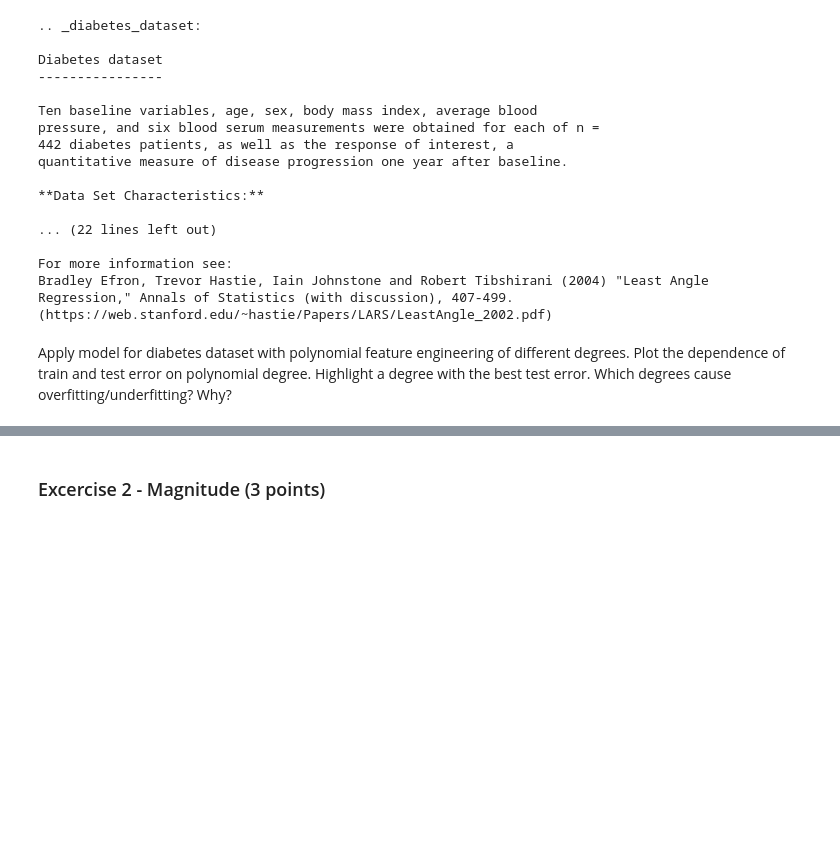
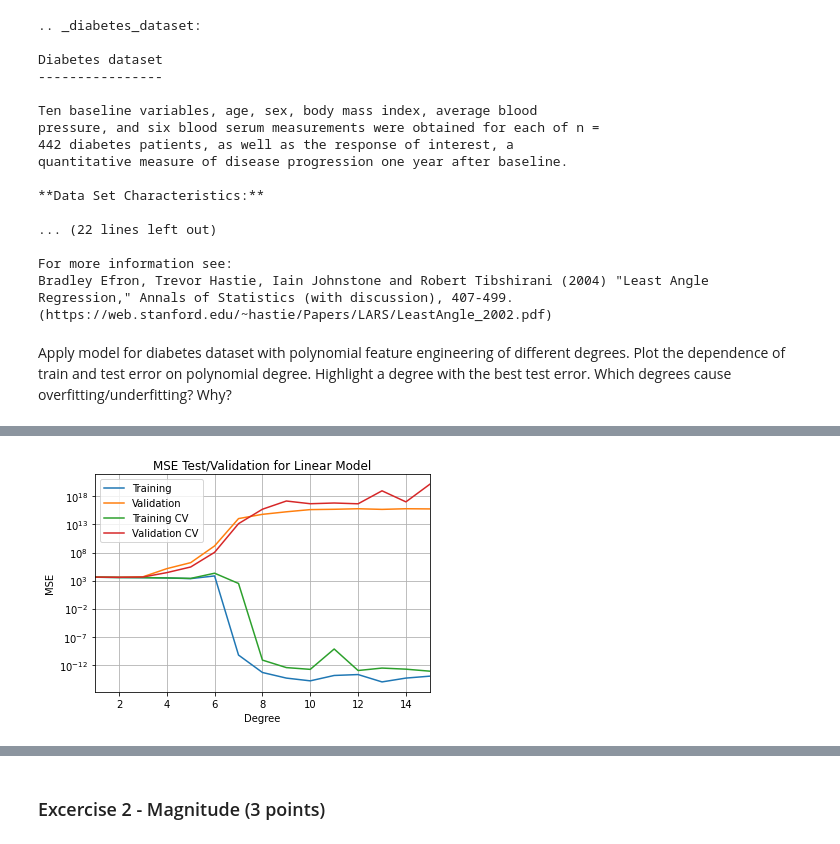
Before and after one commit to alaksiej-karalou/rsschool-ml-2022q1-public, a Jupyter notebook: 4/overfitting_regularization.ipynb, the cells around one changed output, grey strips where cells are left out. Saved outputs shown, nothing was run; the diff lists cells and outputs as text; code cells hidden in the pictures; blank space fills up the shorter version.

```diff
--- a/4/overfitting_regularization.ipynb
+++ b/4/overfitting_regularization.ipynb
@@ -379,0 +428,8 @@ Apply model for diabetes dataset with polynomial feature engineering of differen
+# %%
+train_size = 0.7
+
+X_train, X_test, Y_train, Y_test = train_test_split(X_diabetes, y_diabetes, train_size=train_size)
+display(X_train.shape)
+display(X_test.shape)
+display(Y_train.shape)
+display(Y_test.shape)
@@ -379,0 +481,11 @@ Apply model for diabetes dataset with polynomial feature engineering of differen
+# %%
+from sklearn.preprocessing import FunctionTransformer
+
+
+def poly_model(model, degree, features):
+    return Pipeline([
+        ('ft', FunctionTransformer(lambda x: x[features])),
+        ('pol', PolynomialFeatures(degree)),
+        ('sca', StandardScaler()),
+        ('model', model)
+    ])
@@ -379,0 +494,11 @@ Apply model for diabetes dataset with polynomial feature engineering of differen
+# %%
+max_degree = 15
+cv = 5
+features = ['s1', 's2', 's3', 's4']
+linear_models = pd.DataFrame({'degree': np.arange(1, max_degree + 1)})
+linear_models['model'] = linear_models['degree'].apply(
+    lambda x: poly_model(LinearRegression(), x, features).fit(X_train, Y_train))
+# %%
+linear_model_results = execute_model(linear_models, X_train, X_test, Y_train, Y_test, cv)
+linear_model_results.insert(0, 'degree', linear_models['degree'])
+linear_model_results
@@ -379,0 +522,15 @@ Apply model for diabetes dataset with polynomial feature engineering of differen
+# %%
+plt.plot(linear_model_results['degree'], linear_model_results['mse_train'], label='Training')
+plt.plot(linear_model_results['degree'], linear_model_results['mse_test'], label='Validation')
+plt.plot(linear_model_results['degree'], linear_model_results['mse_cv_train'], label='Training CV')
+plt.plot(linear_model_results['degree'], linear_model_results['mse_cv_test'], label='Validation CV')
+plt.title('MSE Test/Validation for Linear Model')
+plt.xlabel('Degree')
+plt.ylabel('MSE')
+plt.grid(True)
+plt.legend()
+plt.gca().set_xlim([min(linear_model_results['degree']), max(linear_model_results['degree'])])
+plt.yscale('log')
+plt.show()
+# %% [output]
+[figure, added]
```
Also changed, not shown: parts of 89 cells of this notebook.
